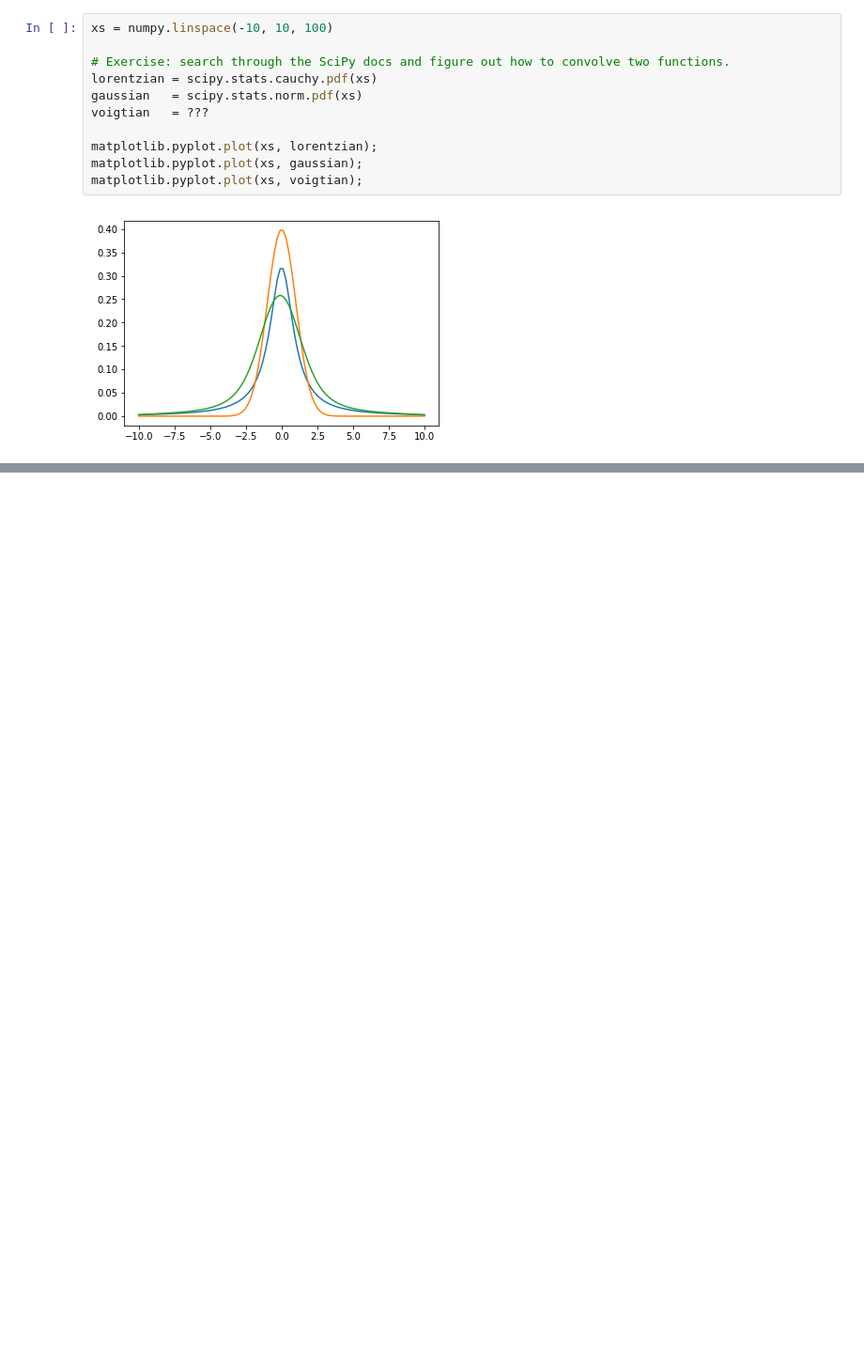
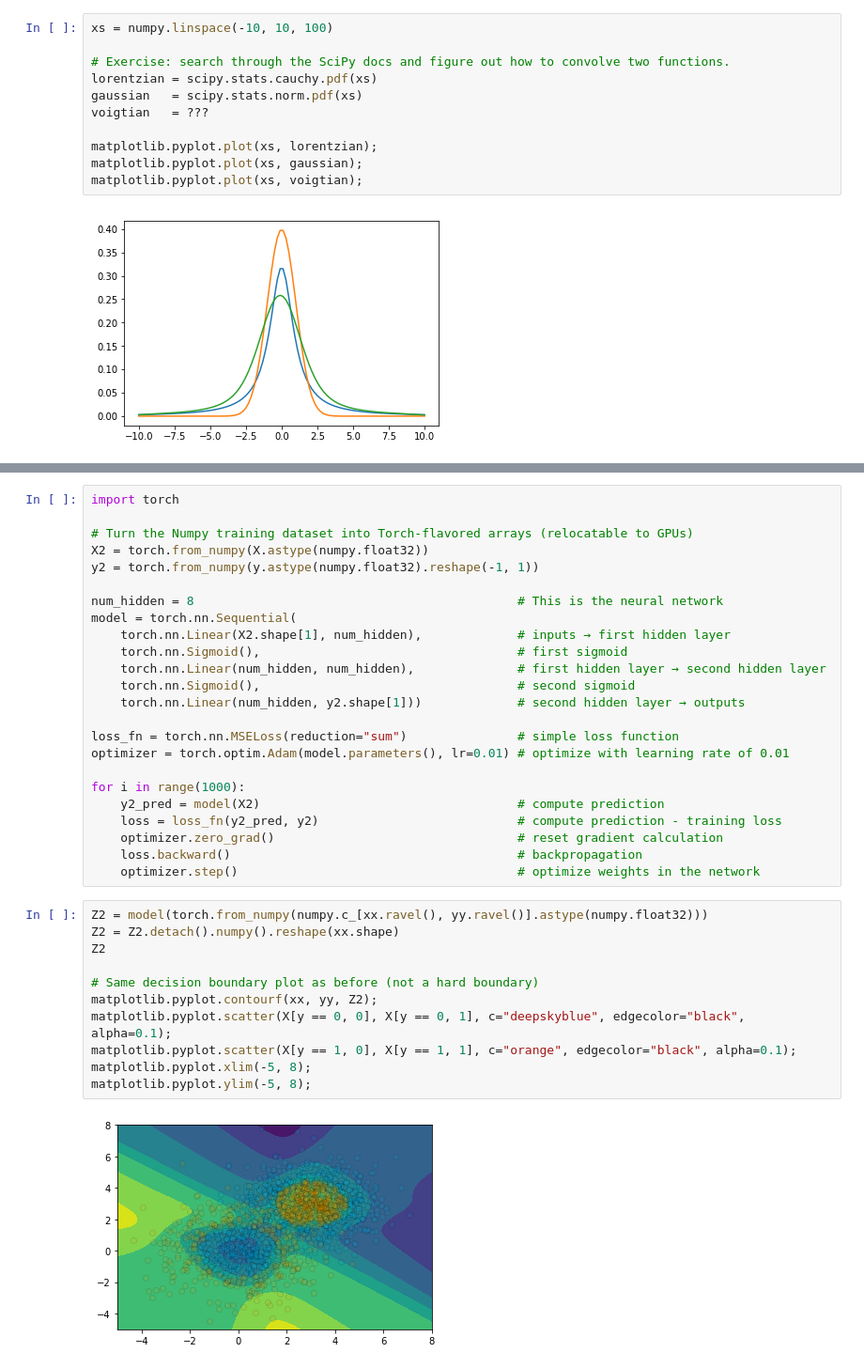
Before and after one commit to jpivarski-talks/2019-05-28-lpchats-numpy-uproot-awkward, a Jupyter notebook: 02-scientific-python.ipynb, the cells around one changed output, grey strips where cells are left out. Shown: that part at 94% size. Cells and saved outputs as stored; diff of their text form; blank space fills up the shorter version.

Commit message:
done with PyTorch

```diff
--- a/02-scientific-python.ipynb
+++ b/02-scientific-python.ipynb
@@ -141,0 +137,37 @@ matplotlib.pyplot.hist(twoclass_output[y == 1], bins=20, range=(-0.7, 0.7),
+# %%
+import torch
+
+# Turn the Numpy training dataset into Torch-flavored arrays (relocatable to GPUs)
+X2 = torch.from_numpy(X.astype(numpy.float32))
+y2 = torch.from_numpy(y.astype(numpy.float32).reshape(-1, 1))
+
+num_hidden = 8                                            # This is the neural network
+model = torch.nn.Sequential(
+    torch.nn.Linear(X2.shape[1], num_hidden),             # inputs → first hidden layer
+    torch.nn.Sigmoid(),                                   # first sigmoid
+    torch.nn.Linear(num_hidden, num_hidden),              # first hidden layer → second hidden layer
+    torch.nn.Sigmoid(),                                   # second sigmoid
+    torch.nn.Linear(num_hidden, y2.shape[1]))             # second hidden layer → outputs
+
+loss_fn = torch.nn.MSELoss(reduction="sum")               # simple loss function
+optimizer = torch.optim.Adam(model.parameters(), lr=0.01) # optimize with learning rate of 0.01
+
+for i in range(1000):
+    y2_pred = model(X2)                                   # compute prediction
+    loss = loss_fn(y2_pred, y2)                           # compute prediction - training loss
+    optimizer.zero_grad()                                 # reset gradient calculation
+    loss.backward()                                       # backpropagation
+    optimizer.step()                                      # optimize weights in the network
+# %%
+Z2 = model(torch.from_numpy(numpy.c_[xx.ravel(), yy.ravel()].astype(numpy.float32)))
+Z2 = Z2.detach().numpy().reshape(xx.shape)
+Z2
+
+# Same decision boundary plot as before (not a hard boundary)
+matplotlib.pyplot.contourf(xx, yy, Z2);
+matplotlib.pyplot.scatter(X[y == 0, 0], X[y == 0, 1], c="deepskyblue", edgecolor="black", alpha=0.1);
+matplotlib.pyplot.scatter(X[y == 1, 0], X[y == 1, 1], c="orange", edgecolor="black", alpha=0.1);
+matplotlib.pyplot.xlim(-5, 8);
+matplotlib.pyplot.ylim(-5, 8);
+# %% [output]
+[figure, added]
```
Also changed, not shown: parts of 5 cells of this notebook, 2 other files.
